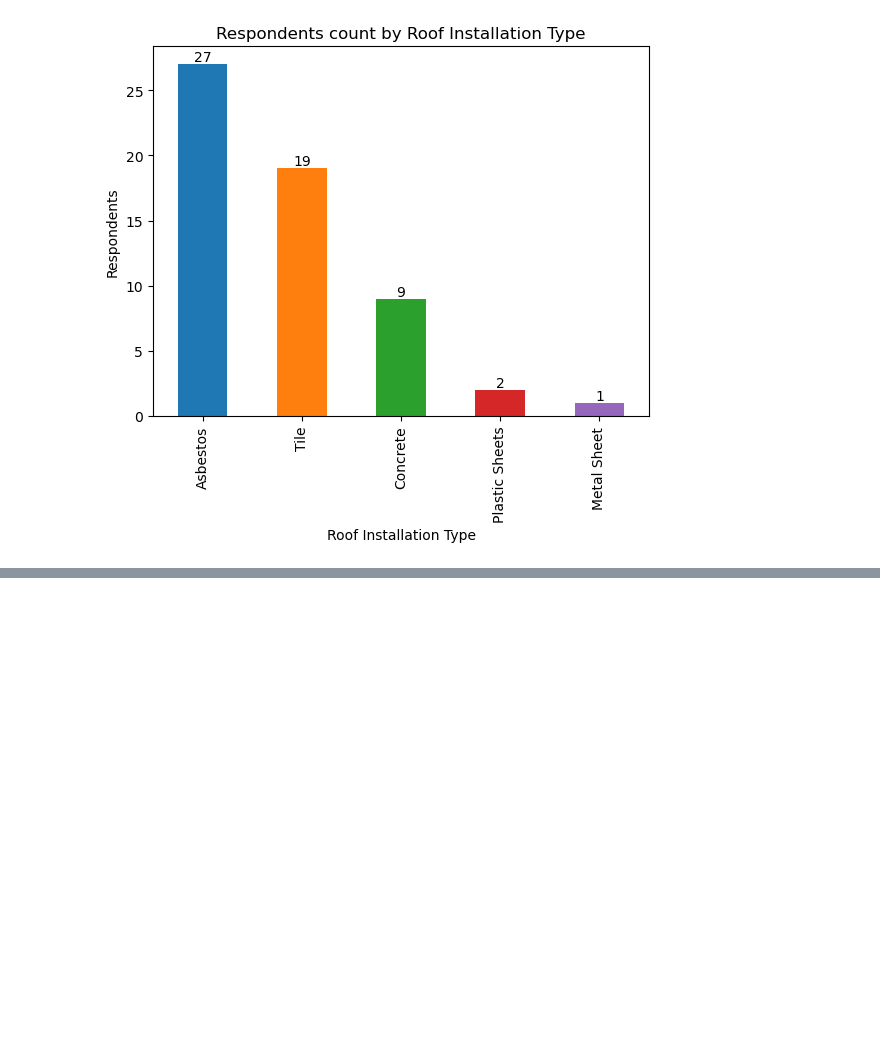
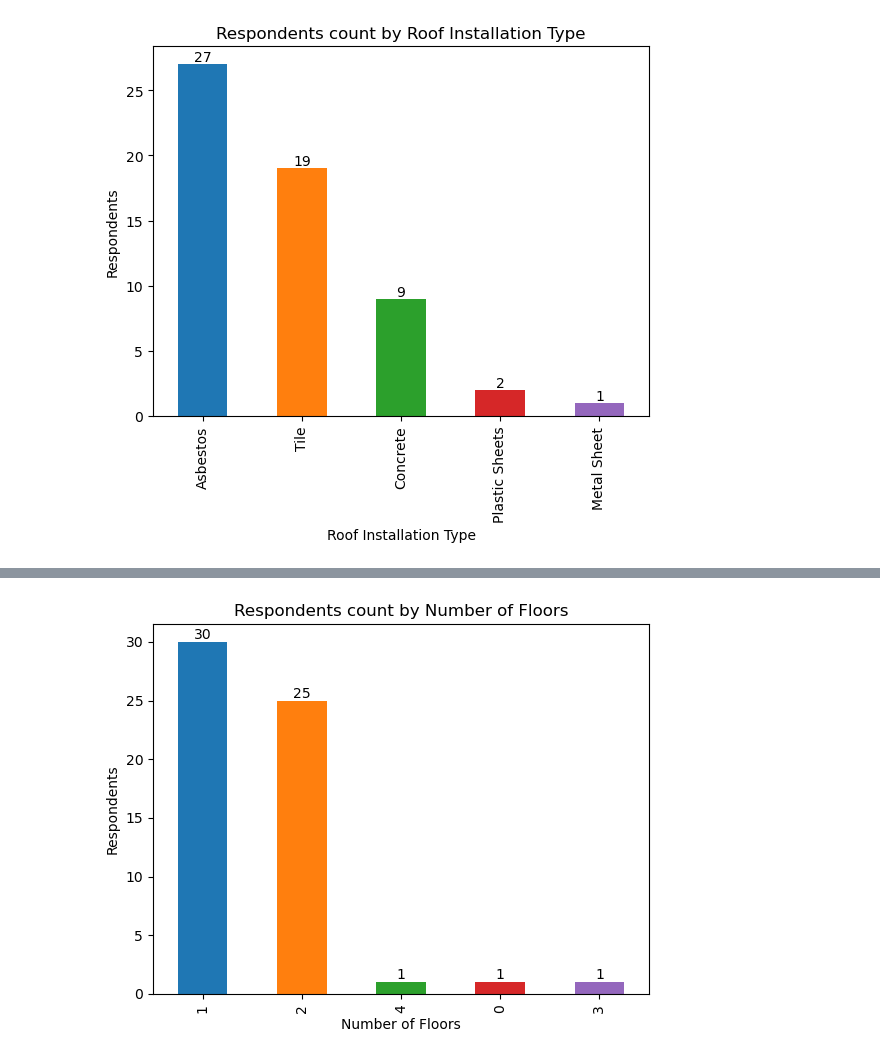
Before and after one commit to pcperera/energy-usage-sri-lanka, a Jupyter notebook: descriptive.ipynb, the cells around one changed output, grey strips where cells are left out. Saved outputs shown, nothing was run; the diff lists cells and outputs as text; code cells hidden in the pictures; blank space fills up the shorter version.

```diff
--- a/descriptive.ipynb
+++ b/descriptive.ipynb
@@ -93,0 +111,4 @@ bar_plot('Roof Installation Type')
+# %%
+bar_plot('Number of Floors')
+# %% [output]
+[figure, added]
```
Also changed, not shown: parts of 7 cells of this notebook.
